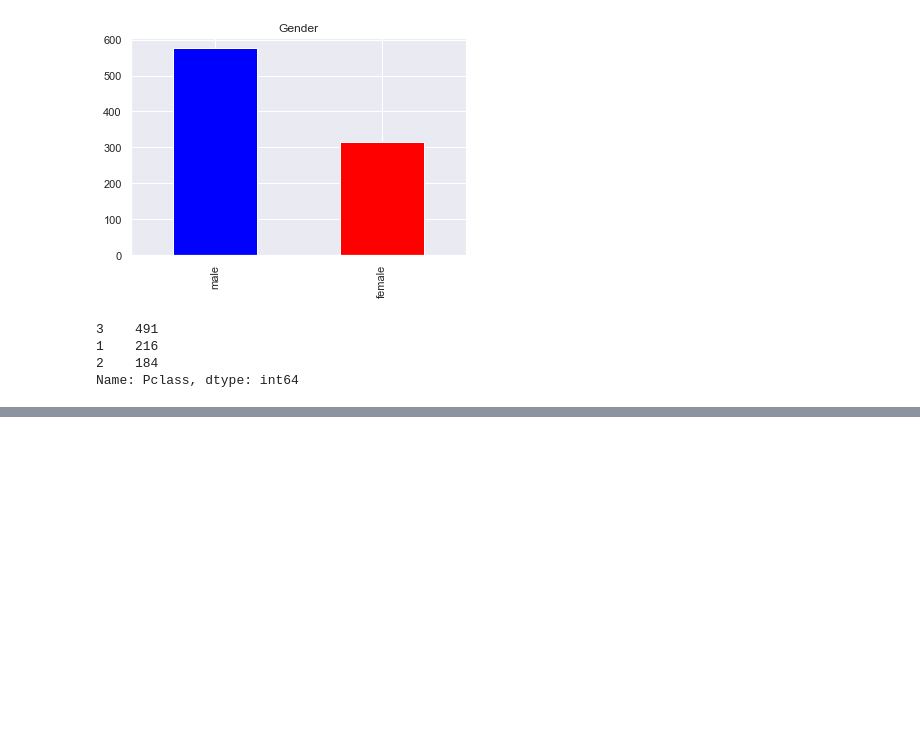
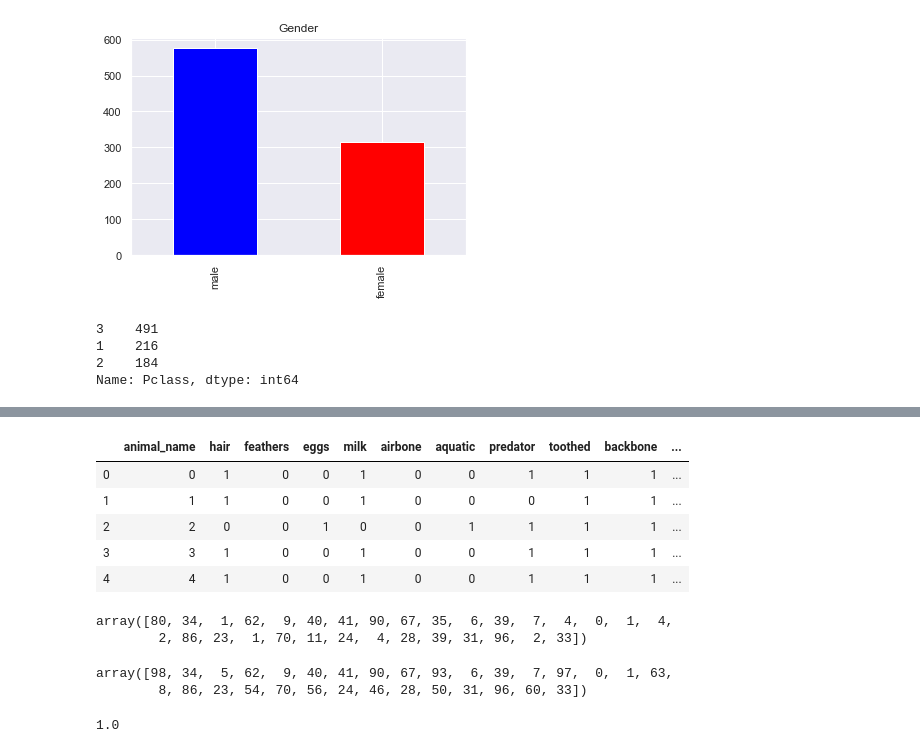
Before and after one commit to TheGlitchCat/Python-Course, a Jupyter notebook: Week 8/02 - Decision Tree.ipynb, the cells around one changed output, grey strips where cells are left out. Cells and saved outputs as stored; diff of their text form; code cells hidden in the pictures; blank space fills up the shorter version.

```diff
--- a/Week 8/02 - Decision Tree.ipynb
+++ b/Week 8/02 - Decision Tree.ipynb
@@ -518,0 +852,10 @@ SVG(graph.pipe(format='svg'))
+# %%
+df["animal_name"] = le.fit_transform(df["animal_name"])
+df.head()
+# %% [output]
+|  | animal_name | hair | feathers | eggs | milk | airbone | aquatic | predator | toothed | backbone | ... |
+| 0 | 0 | 1 | 0 | 0 | 1 | 0 | 0 | 1 | 1 | 1 | ... |
+| 1 | 1 | 1 | 0 | 0 | 1 | 0 | 0 | 0 | 1 | 1 | ... |
+| 2 | 2 | 0 | 0 | 1 | 0 | 0 | 1 | 1 | 1 | 1 | ... |
+| 3 | 3 | 1 | 0 | 0 | 1 | 0 | 0 | 1 | 1 | 1 | ... |
+| 4 | 4 | 1 | 0 | 0 | 1 | 0 | 0 | 1 | 1 | 1 | ... |
@@ -518,0 +871,15 @@ SVG(graph.pipe(format='svg'))
+# %%
+y_pred = dtc_zoo.predict(X_test)
+y_pred
+# %% [output]
+array([80, 34,  1, 62,  9, 40, 41, 90, 67, 35,  6, 39,  7,  4,  0,  1,  4,
+        2, 86, 23,  1, 70, 11, 24,  4, 28, 39, 31, 96,  2, 33])
+# %%
+y_test
+# %% [output]
+array([98, 34,  5, 62,  9, 40, 41, 90, 67, 93,  6, 39,  7, 97,  0,  1, 63,
+        8, 86, 23, 54, 70, 56, 24, 46, 28, 50, 31, 96, 60, 33])
+# %%
+dtc_zoo.score(X_test,y_pred)
+# %% [output]
+1.0
```
Also changed, not shown: parts of 65 cells of this notebook.
